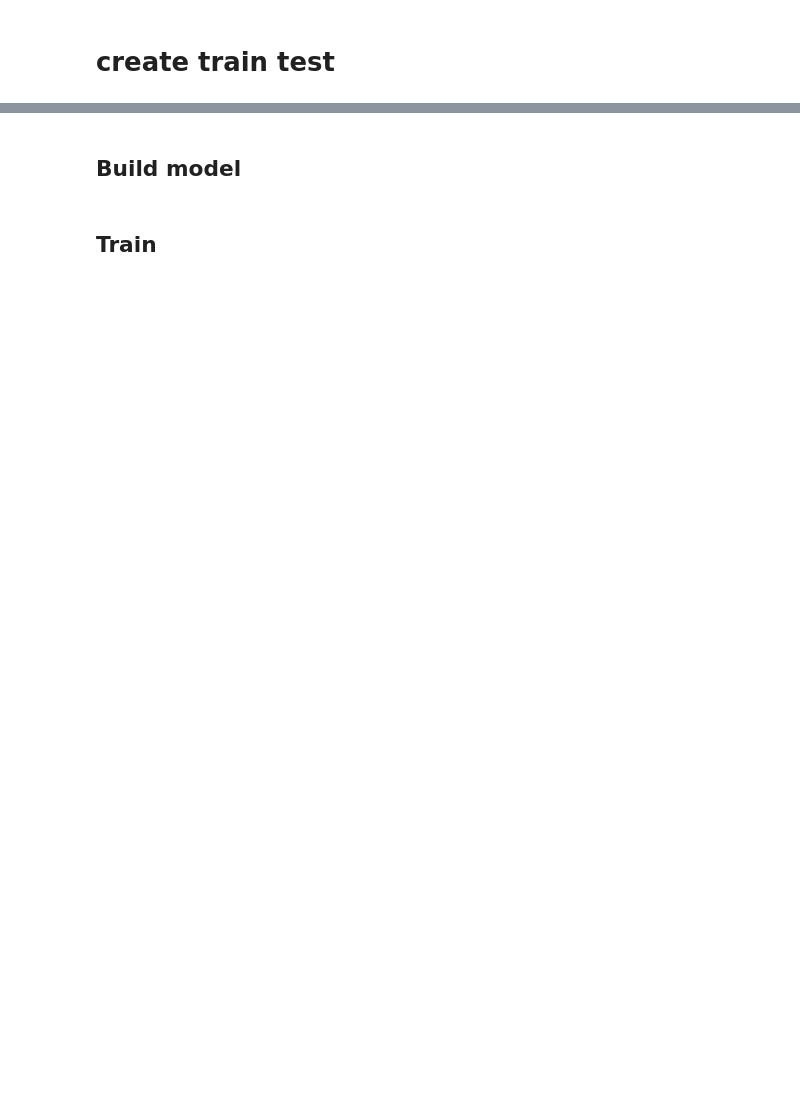
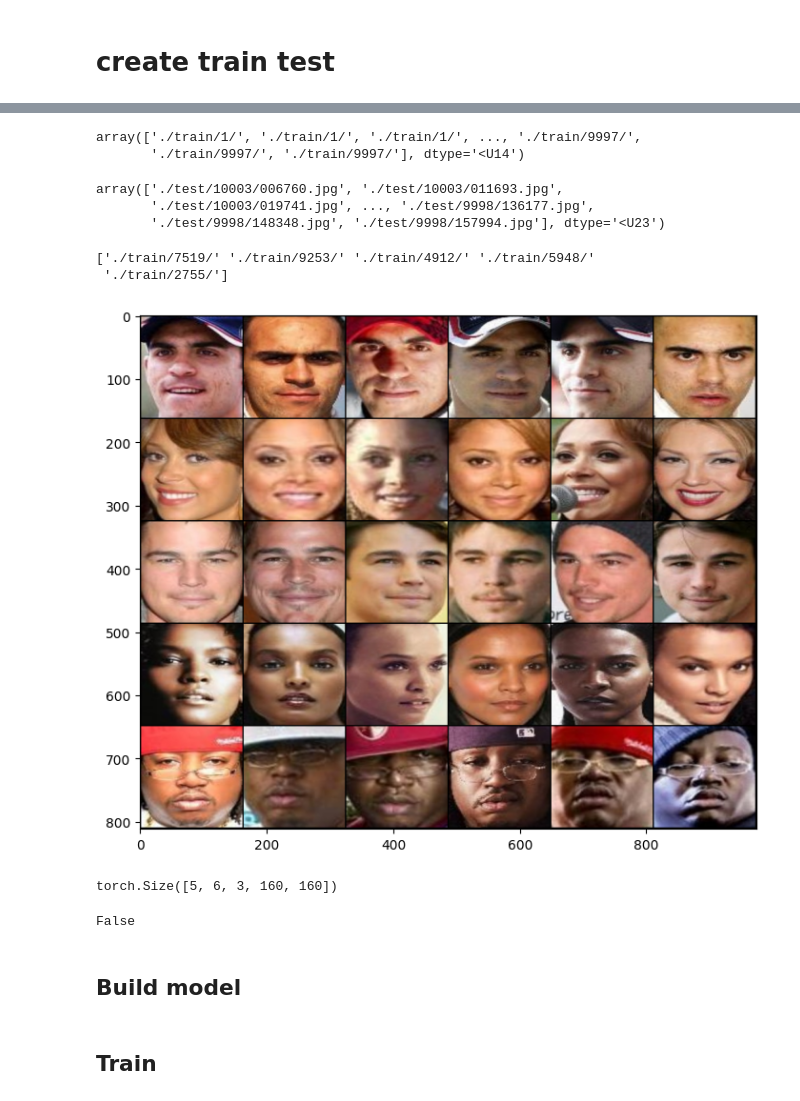
Before and after one commit to Tokomeir/ml_mipt_dafe, a Jupyter notebook: 09_Detection/homework/HW5.ipynb, the cells around one changed output, grey strips where cells are left out. Cells and saved outputs as stored; diff of their text form; code cells hidden in the pictures; blank space fills up the shorter version.

```diff
--- a/09_Detection/homework/HW5.ipynb
+++ b/09_Detection/homework/HW5.ipynb
@@ -84,3 +96,16 @@ def make_train_and_test_folders(index_to_photos_name_dict, source_folder, train_
 
     copy_files(train_indexes, output_train_directory)
     copy_files(test_indexes, output_test_directory)
+# %%
+def read_celeba_images(images_directory_path):
+    datax = []
+    datay = []
+
+    for image in os.listdir(images_directory_path):
+        if image.endswith('.jpg'):
+            image_path = os.path.join(images_directory_path, image)
+
+            datax.append(image_path)
+            datay.append(images_directory_path)
+
+    return np.array(datax), np.array(datay)
@@ -87 +132,16 @@ def make_train_and_test_folders(index_to_photos_name_dict, source_folder, train_
+# %%
+def read_images(base_directory):
+    datax = None
+    datay = None
+
+    results = [read_celeba_images(base_directory + '/' + directory + '/') for directory in os.listdir(base_directory)]
+
+    for result in results:
+        if datax is None:
+            datax = result[0]
+            datay = result[1]
+        else:
+            datax = np.concatenate([datax, result[0]])
+            datay = np.concatenate([datay, result[1]])
+    return datax, datay
 # %%
@@ -110,0 +153,2 @@ index_to_photos_name_dict
+# %%
+trainx, trainy = read_images('./train')
@@ -111,10 +157,16 @@ index_to_photos_name_dict
+# %%
+trainy
+# %% [output]
+array(['./train/1/', './train/1/', './train/1/', ..., './train/9997/',
+       './train/9997/', './train/9997/'], dtype='<U14')
+# %%
+testx
+# %% [output]
+array(['./test/10003/006760.jpg', './test/10003/011693.jpg',
+       './test/10003/019741.jpg', ..., './test/9998/136177.jpg',
+       './test/9998/148348.jpg', './test/9998/157994.jpg'], dtype='<U23')
 # %%
 def extract_sample(n_way, n_support, n_query, datax, datay):
-    transorm = transforms.Compose([
-        np.float32,
-        transforms.ToTensor(),
-        fixed_image_standardization
-    ])
 
     sample = []
     K = np.random.choice(np.unique(datay), n_way, replace=False)
@@ -122,8 +174,7 @@ def extract_sample(n_way, n_support, n_query, datax, datay):
         datax_cls = datax[datay == cls]
         perm = np.random.permutation(datax_cls)
         sample_cls = perm[:(n_support + n_query)]
-        sample.append([transform(Image.open(fname)) for fname in sample_cls])
-        #sample.append([cv2.imread(fname) for fname in sample_cls])
+        sample.append([cv2.cvtColor(cv2.imread(fname), cv2.COLOR_RGB2BGR)/255 for fname in sample_cls])
 
     sample = np.array(sample)
     sample = torch.from_numpy(sample).float()
@@ -143,11 +194,21 @@ def display_sample(sample):
     plt.figure(figsize=(16, 7))
     plt.imshow(out.permute(1, 2, 0))
 # %%
-sample_example = extract_sample(8, 5, 5, trainx, trainy)
+sample_example = extract_sample(5, 3, 3, trainx, trainy)
 display_sample(sample_example['images'])
 print(sample_example['targets'])
+# %% [output]
+['./train/7519/' './train/9253/' './train/4912/' './train/5948/'
+ './train/2755/']
+[figure, added]
 # %%
 sample_example['images'].shape
+# %% [output]
+torch.Size([5, 6, 3, 160, 160])
+# %%
+torch.cuda.is_available()
+# %% [output]
+False
 # %% [markdown]
 ## Build model
 # %%
```
Also changed, not shown: parts of 32 cells of this notebook, 22 other files.
